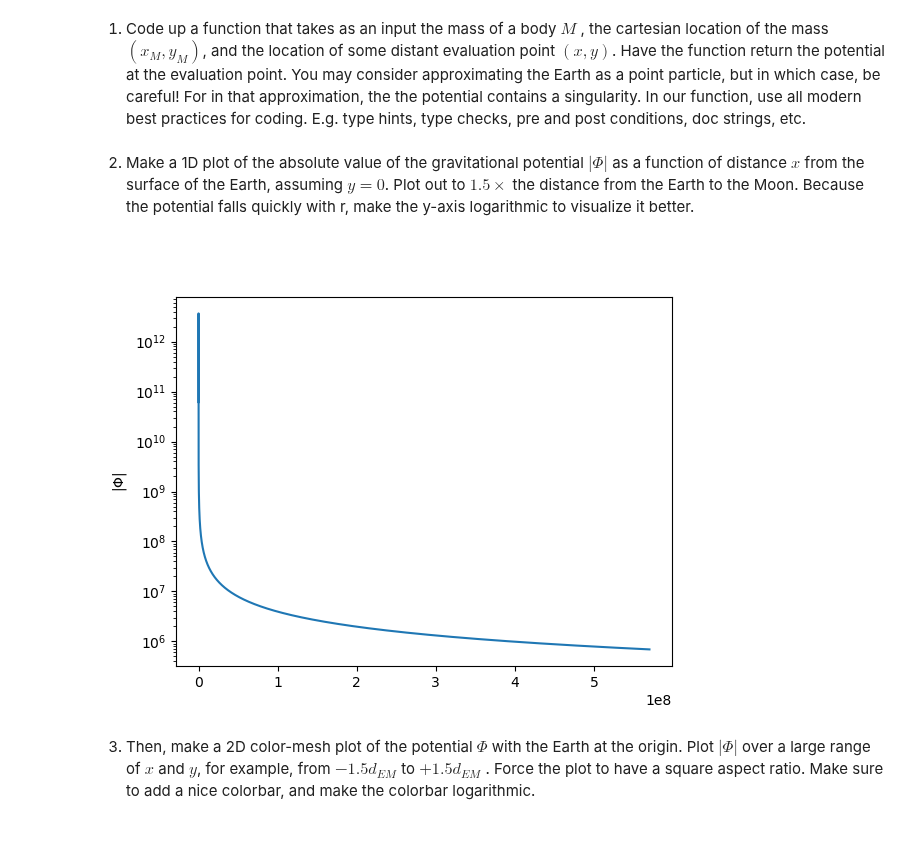
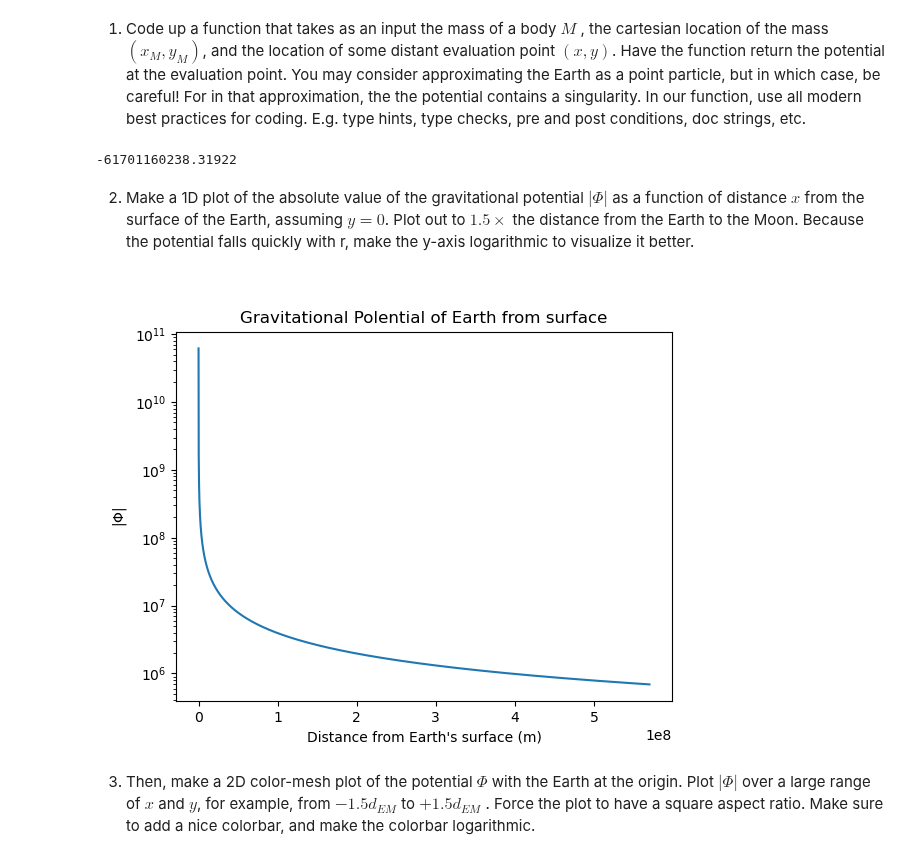
Before and after one commit to dh-2026/PHYS265-spring26, a Jupyter notebook: Lab1/lab1.ipynb, the cells around one changed output. Drawn from its saved outputs; the diff is of its cells as text; code cells hidden in the pictures.

```diff
--- a/Lab1/lab1.ipynb
+++ b/Lab1/lab1.ipynb
@@ -96,15 +104,30 @@ def gravp(M,xm,ym, x, y):
+# %%
+print(gravp(m_e,0,0,r_e,0)) # sanity checking
+# %% [output]
+-61701160238.31922
 # %% [markdown]
 2. Make a 1D plot of the absolute value of the gravitational potential $|\Phi|$ as a function of distance $x$ from the surface of the Earth, assuming $y = 0$.
 Plot out to $1.5\times$ the distance from the Earth to the Moon. Because the potential falls quickly with r, make the y-axis logarithmic to visualize it better.
-# %%
-x = np.linspace(1,1.5*dem,1000000)
-P = abs(gravp(m_e,r_e,0,x,0))
-fig, ax = plt.subplots()
-ax.plot(x,P)
-ax.set_ylabel (r"$|\Phi|$")
-ax.set_yscale("log")
-# %% [output]
-[figure, removed]
+# %%
+x = np.linspace(1, 1.5*dem, 10000)   # distance from Earth's surface
+
+r = r_e + x                          # convert to distance from Earth's center
+
+P = np.abs(gravp(m_e, 0, 0, r, 0))   # gravitational potential
+
+fig, ax = plt.subplots()
+
+ax.plot(x, P)
+
+#axis label and title
+ax.set_title('Gravitational Polential of Earth from surface')
+ax.set_xlabel("Distance from Earth's surface (m)")
+ax.set_ylabel(r"$|\Phi|$")
+ax.set_yscale("log")
+
+plt.show()
+# %% [output]
+[figure, added]
 # %% [markdown]
 3. Then, make a 2D color-mesh plot of the potential $\Phi$ with the Earth at the origin. Plot $|\Phi|$
 over a large range of $x$ and $y$, for example, from $-1.5d_{EM}$ to $+1.5d_{EM}$ . Force the plot to have
```
Also changed, not shown: parts of 21 cells of this notebook.
